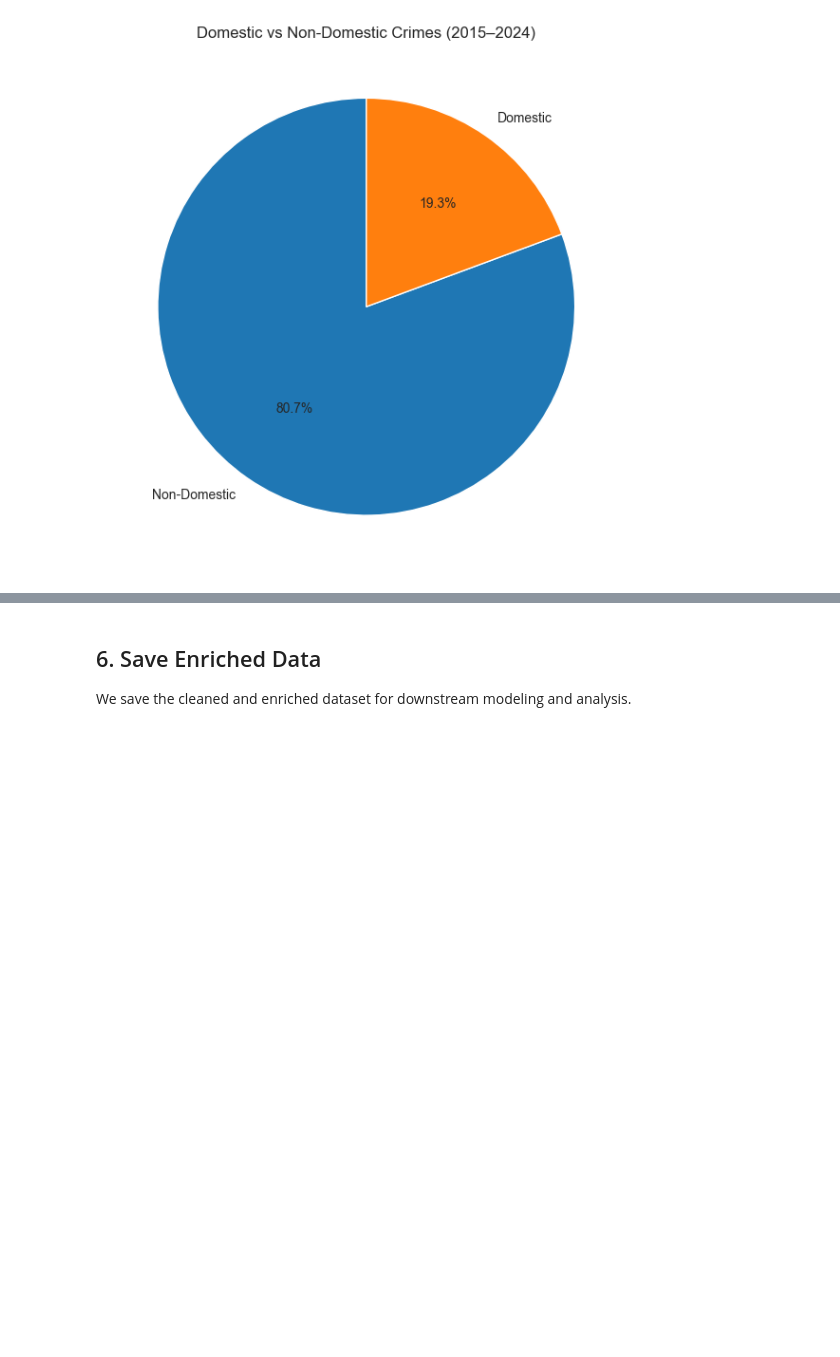
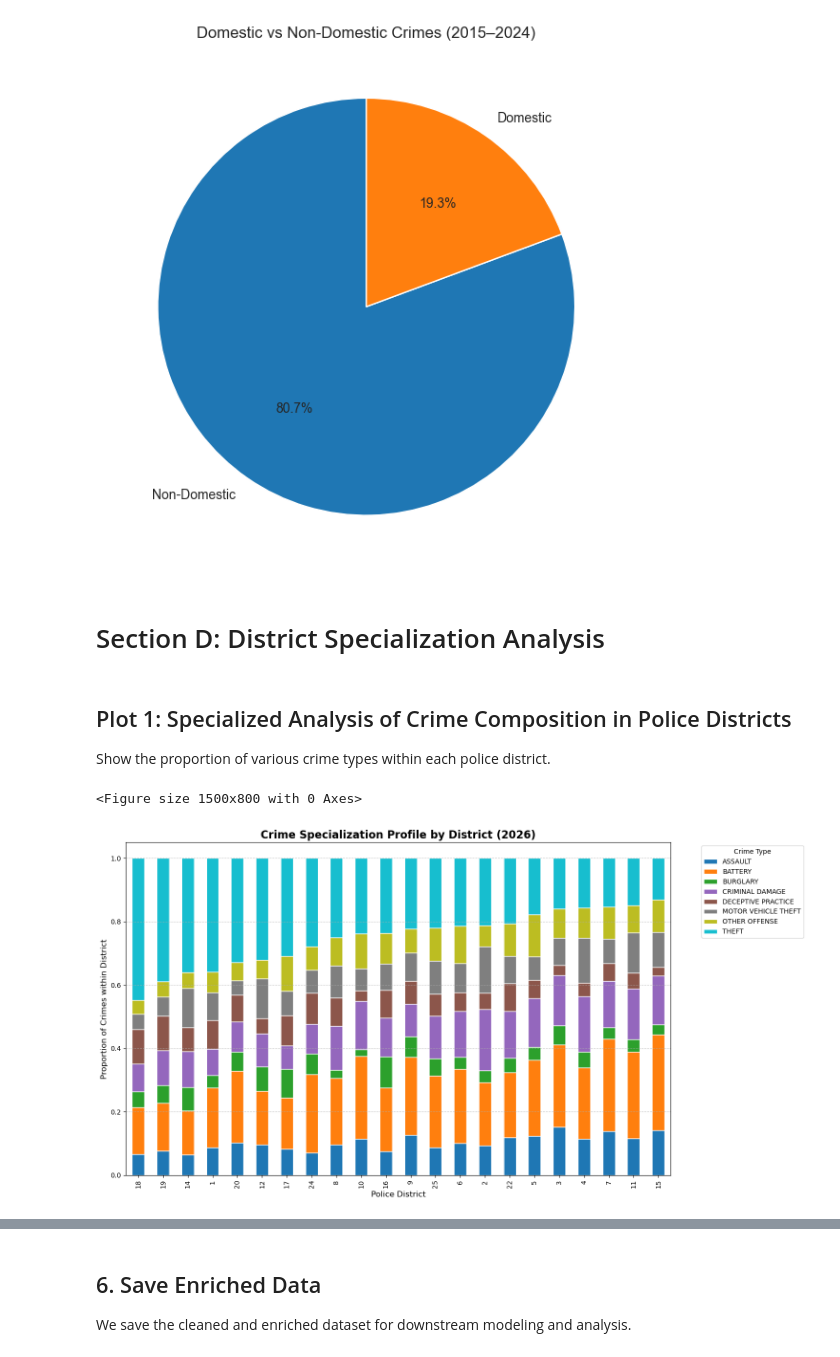
Before and after one commit to clear-train/IT5006-Group8, a Jupyter notebook: Chicago_Crime_EDA_2015_2024_v2.ipynb, the cells around one changed output, grey strips where cells are left out. Drawn from its saved outputs; the diff is of its cells as text; code cells hidden in the pictures; blank space fills up the shorter version.

Commit message:
update Exploratory Data Analysis Report

```diff
--- a/Chicago_Crime_EDA_2015_2024_v2.ipynb
+++ b/Chicago_Crime_EDA_2015_2024_v2.ipynb
@@ -270,3 +270,40 @@ plt.tight_layout()
 plt.show()
 # %% [output]
 [figure]
+# %% [markdown]
+# Section D: District Specialization Analysis
+# %% [markdown]
+## Plot 1: Specialized Analysis of Crime Composition in Police Districts
+
+Show the proportion of various crime types within each police district.
+# %%
+import pandas as pd
+import matplotlib.pyplot as plt
+import seaborn as sns
+
+df = pd.read_csv('C:\\Users\\LENOVO\\Downloads\\Crimes_-_2026_20260209.csv')
+
+top_crime_types = df['Primary Type'].value_counts().nlargest(8).index
+df_filtered = df[df['Primary Type'].isin(top_crime_types)]
+
+
+district_crime_counts = pd.crosstab(df_filtered['District'], df_filtered['Primary Type'])
+
+district_crime_pct = district_crime_counts.div(district_crime_counts.sum(axis=1), axis=0)
+
+
+district_crime_pct = district_crime_pct.sort_values(by='THEFT', ascending=False)
+plt.figure(figsize=(15, 8))
+district_crime_pct.plot(kind='bar', stacked=True, figsize=(15, 8), colormap='tab10', edgecolor='white')
+
+plt.title('Crime Specialization Profile by District (2026)', fontsize=16, fontweight='bold')
+plt.ylabel('Proportion of Crimes within District', fontsize=12)
+plt.xlabel('Police District', fontsize=12)
+plt.legend(title='Crime Type', bbox_to_anchor=(1.05, 1), loc='upper left')
+plt.grid(axis='y', linestyle='--', alpha=0.7)
+plt.tight_layout()
+plt.savefig('district_specialization_stacked_bar.png')
+plt.show()
+# %% [output]
+<Figure size 1500x800 with 0 Axes>
+[figure, added]
```
Also changed, not shown: parts of 7 cells of this notebook, 7 other files.
